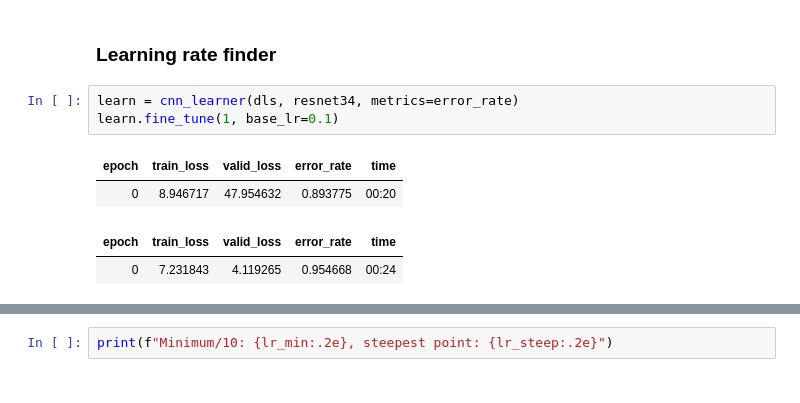
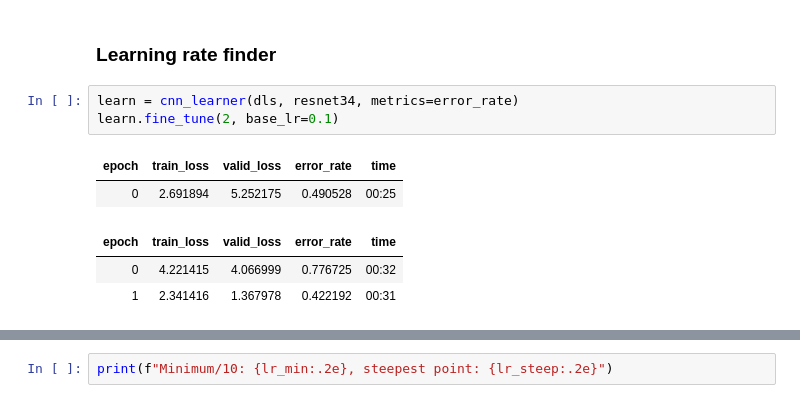
Before and after one commit to laurentprudhon/cours-deeplearning-2020, a Jupyter notebook: notebooks/04_pet_breeds.ipynb, the cells around one changed output, grey strips where cells are left out. Saved outputs shown, nothing was run; the diff lists cells and outputs as text.

```diff
--- a/notebooks/04_pet_breeds.ipynb
+++ b/notebooks/04_pet_breeds.ipynb
@@ -252,12 +268,13 @@ interp.most_confused(min_val=5)
 ### Learning rate finder
 # %%
 learn = cnn_learner(dls, resnet34, metrics=error_rate)
-learn.fine_tune(1, base_lr=0.1)
+learn.fine_tune(2, base_lr=0.1)
 # %% [output]
 | epoch | train_loss | valid_loss | error_rate | time |
-| 0 | 8.946717 | 47.954632 | 0.893775 | 00:20 |
+| 0 | 2.691894 | 5.252175 | 0.490528 | 00:25 |
 | epoch | train_loss | valid_loss | error_rate | time |
-| 0 | 7.231843 | 4.119265 | 0.954668 | 00:24 |
+| 0 | 4.221415 | 4.066999 | 0.776725 | 00:32 |
+| 1 | 2.341416 | 1.367978 | 0.422192 | 00:31 |
 # %%
 learn = cnn_learner(dls, resnet34, metrics=error_rate)
 lr_min,lr_steep = learn.lr_find()
```
Also changed, not shown: parts of 26 cells of this notebook, 3 other files.
